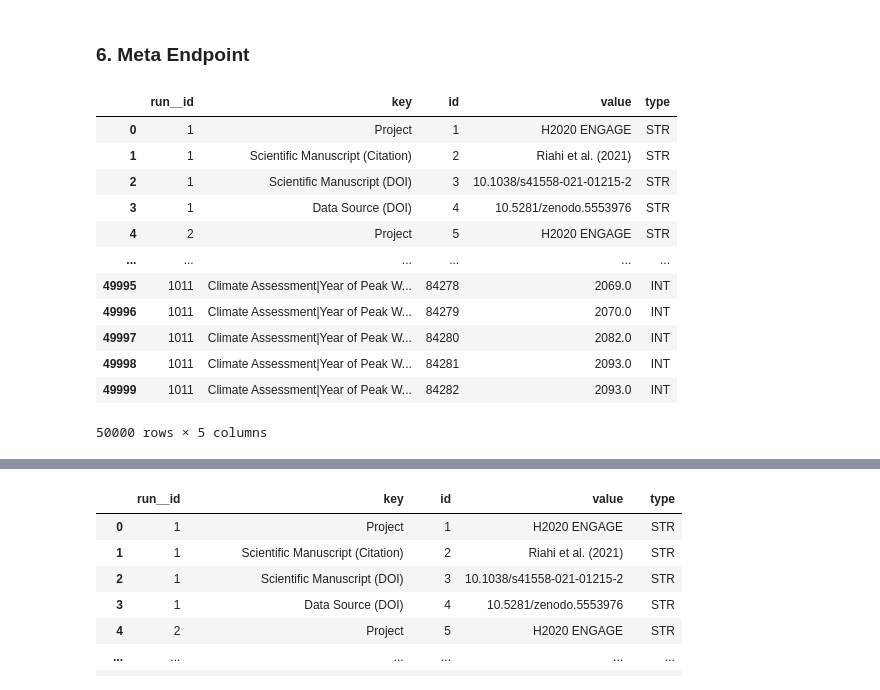
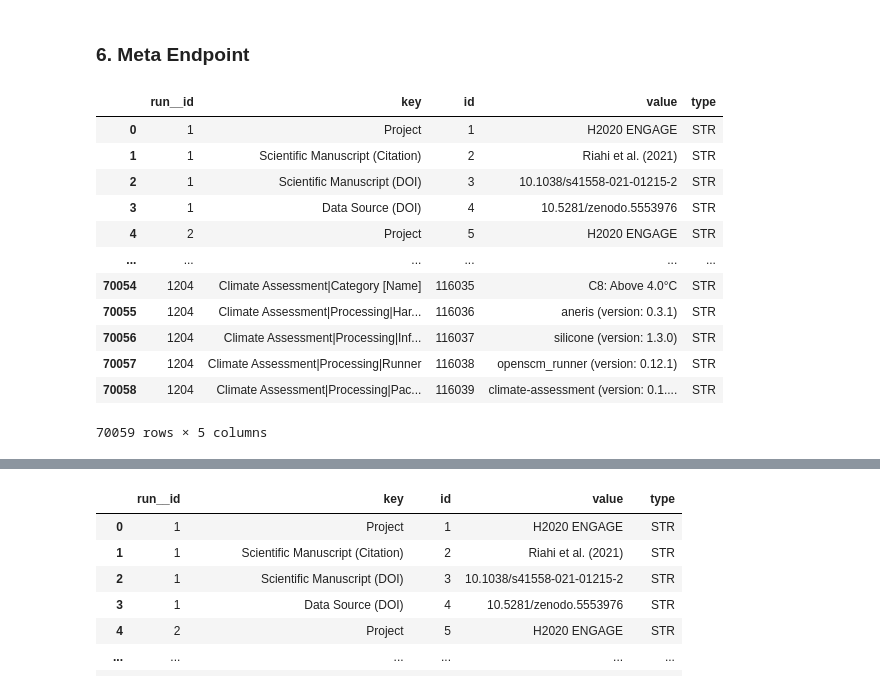
Before and after one commit to Vizzuality/Scenario-Compass-Platform, a Jupyter notebook: science/notebooks/data_formats.ipynb, the cells around one changed output, grey strips where cells are left out. Cells and saved outputs as stored; diff of their text form; code cells hidden in the pictures.

```diff
--- a/science/notebooks/data_formats.ipynb
+++ b/science/notebooks/data_formats.ipynb
@@ -149,23 +149,23 @@ scenarios
 # %%
 meta = create_df_from_api_response(client.get_data(
     "meta/",
-    params={"table": "True", "join_parameters": "true", "join_runs": "true"}
+    params={"table": "True", "join_parameters": "true", "join_runs": "true", "limit": 100000}
 ))
 meta
 # %% [output]
 |  | run__id | key | id | value | type |
 | 0 | 1 | Project | 1 | H2020 ENGAGE | STR |
 | 1 | 1 | Scientific Manuscript (Citation) | 2 | Riahi et al. (2021) | STR |
 | 2 | 1 | Scientific Manuscript (DOI) | 3 | 10.1038/s41558-021-01215-2 | STR |
 | 3 | 1 | Data Source (DOI) | 4 | 10.5281/zenodo.5553976 | STR |
 | 4 | 2 | Project | 5 | H2020 ENGAGE | STR |
 | ... | ... | ... | ... | ... | ... |
-| 49995 | 1011 | Climate Assessment|Year of Peak W... | 84278 | 2069.0 | INT |
-| 49996 | 1011 | Climate Assessment|Year of Peak W... | 84279 | 2070.0 | INT |
-| 49997 | 1011 | Climate Assessment|Year of Peak W... | 84280 | 2082.0 | INT |
-| 49998 | 1011 | Climate Assessment|Year of Peak W... | 84281 | 2093.0 | INT |
-| 49999 | 1011 | Climate Assessment|Year of Peak W... | 84282 | 2093.0 | INT |
+| 70054 | 1204 | Climate Assessment|Category [Name] | 116035 | C8: Above 4.0°C | STR |
+| 70055 | 1204 | Climate Assessment|Processing|Har... | 116036 | aneris (version: 0.3.1) | STR |
+| 70056 | 1204 | Climate Assessment|Processing|Inf... | 116037 | silicone (version: 1.3.0) | STR |
+| 70057 | 1204 | Climate Assessment|Processing|Runner | 116038 | openscm_runner (version: 0.12.1) | STR |
+| 70058 | 1204 | Climate Assessment|Processing|Pac... | 116039 | climate-assessment (version: 0.1.... | STR |
-50000 rows × 5 columns
+70059 rows × 5 columns
 # %%
 # explore meta indicators
 metaindicators = create_df_from_api_response(
```
Also changed, not shown: parts of 1 cell of this notebook, 42 other files.
